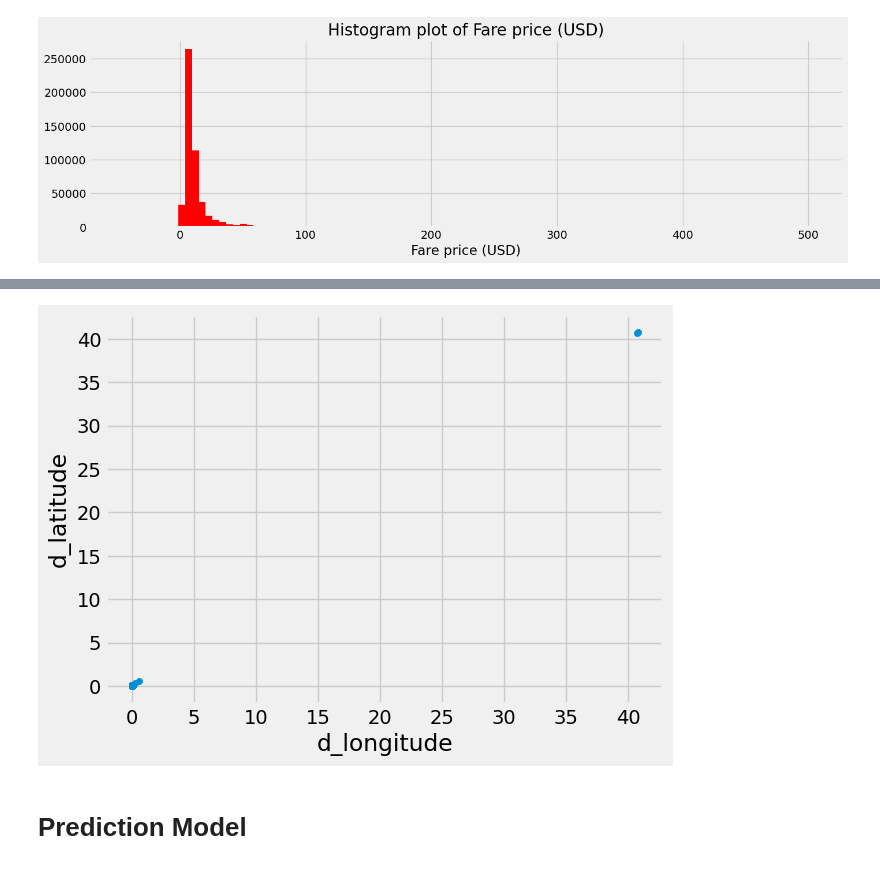
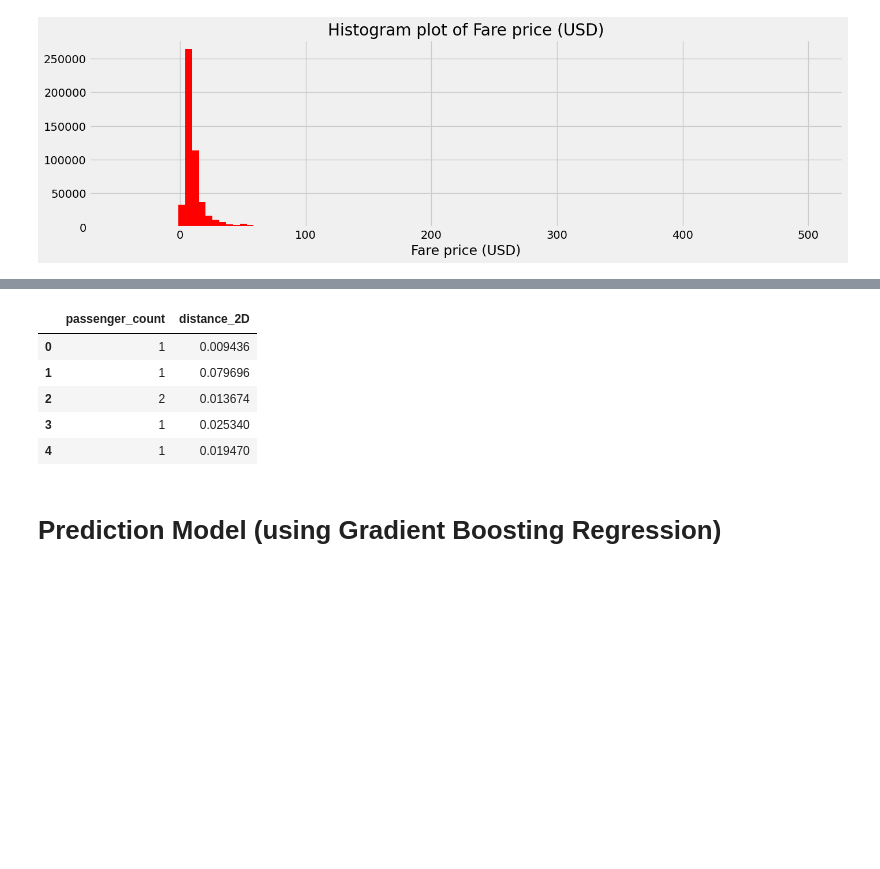
Before and after one commit to efazHossain/DATA-3402-efazh, a Jupyter notebook: Labs/Kaggle Project/EfazH_NYCFare_Kaggle.ipynb, the cells around one changed output, grey strips where cells are left out. Drawn from its saved outputs; the diff is of its cells as text; code cells hidden in the pictures; blank space fills up the shorter version.

```diff
--- a/Labs/Kaggle Project/EfazH_NYCFare_Kaggle.ipynb
+++ b/Labs/Kaggle Project/EfazH_NYCFare_Kaggle.ipynb
@@ -92,5 +97,24 @@ train.head()
-# %%
-#checking passenger movement as a vector
-passenger_trav = train.iloc[:2000].plot.scatter('d_longitude','d_latitude')
-# %% [output]
-[figure, removed]
+# %%
+#creating a 2d distance sub-df to view distance spent for each Taxi trip
+
+df_1['distance_2D'] = (
+    (df_1['dropoff_longitude'] - df_1['pickup_longitude']) ** 2 + \
+    (df_1['dropoff_latitude'] - df_1['pickup_latitude']) ** 2) ** 0.5
+
+
+#dropping these columns so we can only see the distance between each trip per passenger count
+df_1 = df_1.drop(['pickup_longitude',
+              'pickup_latitude',
+              'dropoff_longitude',
+              'dropoff_latitude',
+              'pickup_datetime'
+              ], axis=1)
+
+df_1.head()
+# %% [output]
+|  | passenger_count | distance_2D |
+| 0 | 1 | 0.009436 |
+| 1 | 1 | 0.079696 |
+| 2 | 2 | 0.013674 |
+| 3 | 1 | 0.025340 |
+| 4 | 1 | 0.019470 |
@@ -97,3 +125,3 @@ passenger_trav = train.iloc[:2000].plot.scatter('d_longitude','d_latitude')
 # %% [markdown]
-# Prediction Model
+# Prediction Model (using Gradient Boosting Regression)
 # %%
```
Also changed, not shown: parts of 10 cells of this notebook, 1 other file.
